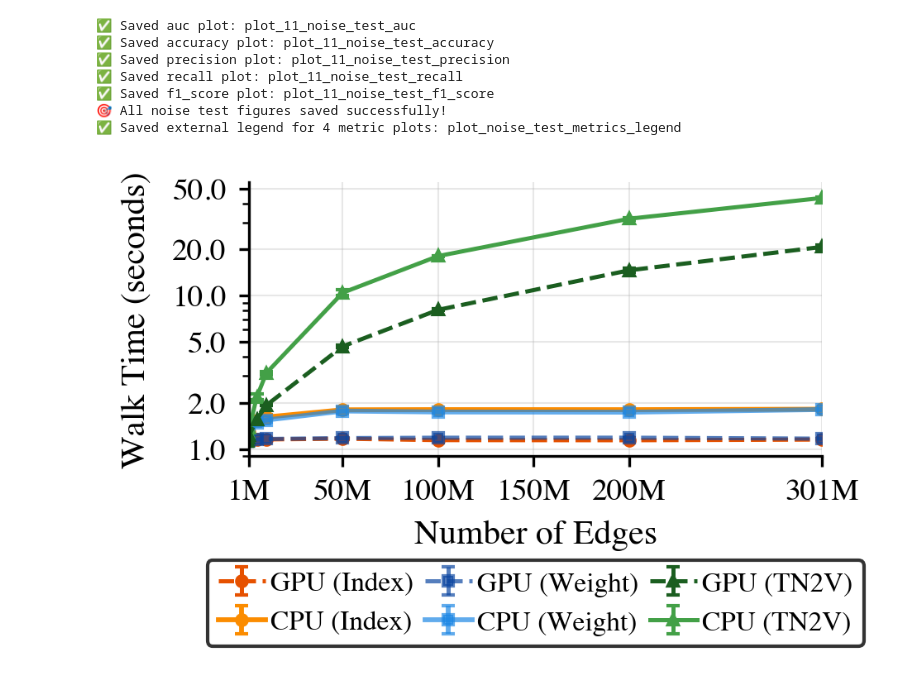
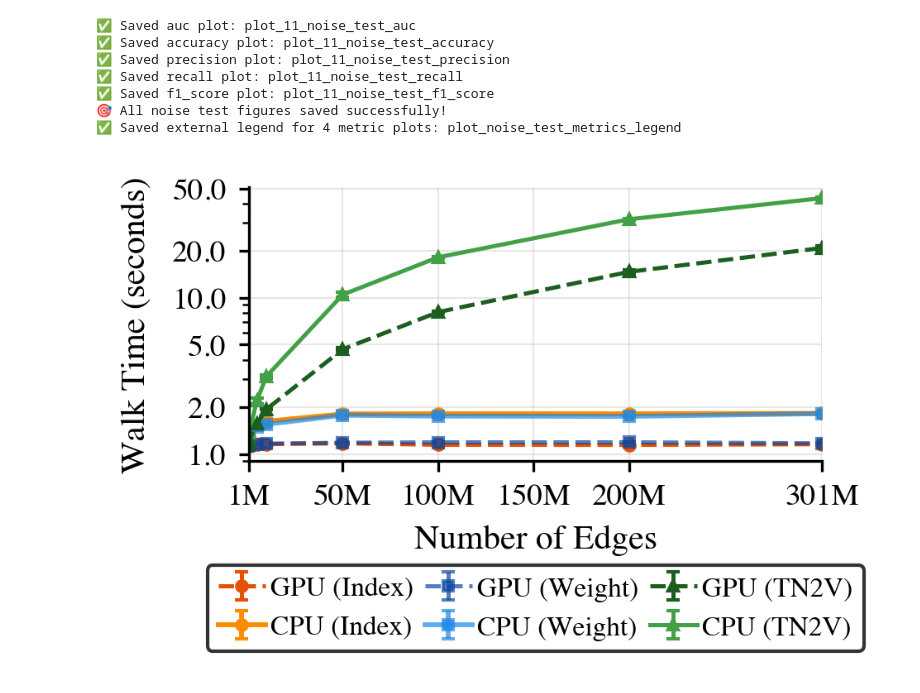
Before and after one commit to ashfaq1701/temporal-random-walk-test, a Jupyter notebook: visualizations_for_paper.ipynb, the cells around one changed output. Saved outputs shown, nothing was run; the diff lists cells and outputs as text; code cells hidden in the pictures.

```diff
--- a/visualizations_for_paper.ipynb
+++ b/visualizations_for_paper.ipynb
@@ -1788,7 +1788,7 @@ ax.set_xlim(1_000_000, 301_183_000)
 ax.set_yscale("log")
 
 # Ensure top tick (50) is visible
-ax.set_ylim(0.9, 55)
+ax.set_ylim(0.9, 51)
 
 # Major ticks at 1, 2, 5, 10, 20, 50
 ax.yaxis.set_major_locator(
@@ -1814,34 +1814,34 @@ legend_order = [
 
 ordered_handles = [handles[labels.index(lbl)] for lbl in legend_order]
 ordered_labels  = legend_order
 
 # Legend below
 ax.legend(
     ordered_handles,
     ordered_labels,
     loc="upper center",
     bbox_to_anchor=(0.5, -0.38),
     ncol=3,
     frameon=True,
     edgecolor="black",
     # Reduce columnspacing from 1.3 to 0.8
     columnspacing=0.4,
     # Reduce handlelength from 1.8 to 1.2
     handlelength=1.7,
     # Add handletextpad to keep text close to the handle
     handletextpad=0.2,
     # Ensure borderaxespad is small
     borderaxespad=0
 )
 
 fig.subplots_adjust(left=0.20, bottom=0.40)
 
 # Save
 plt.savefig("figures/plot_14_walk_time_vs_edges_with_tn2v.pdf")
 plt.savefig("figures/plot_14_walk_time_vs_edges_with_tn2v.png")
 plt.show()
 # %% [output]
-[figure, old version]
+[figure, new version]
 # %%
 res
 # %% [output]
```
